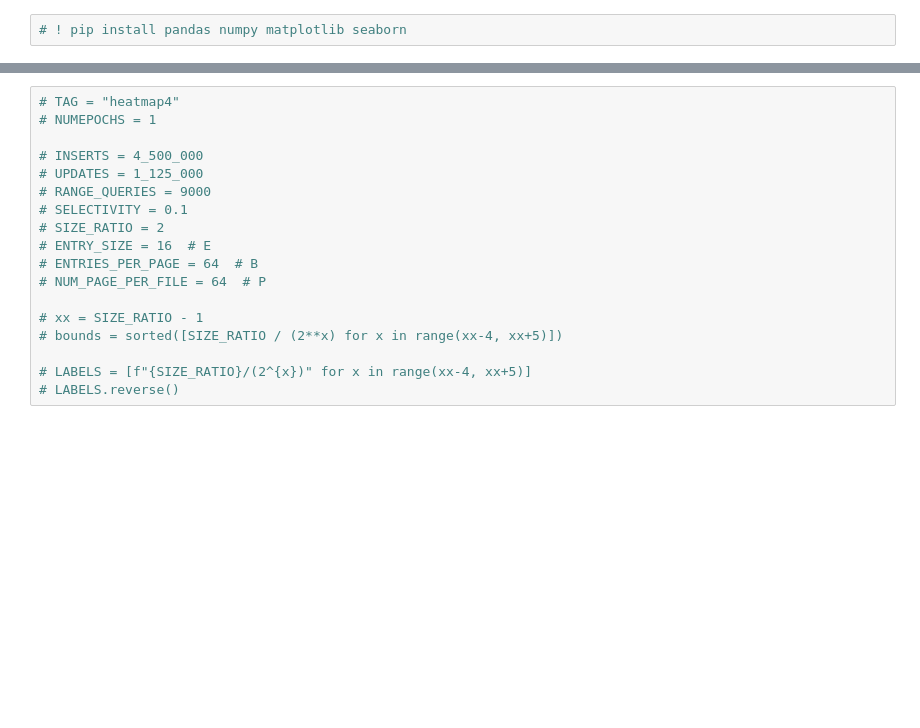
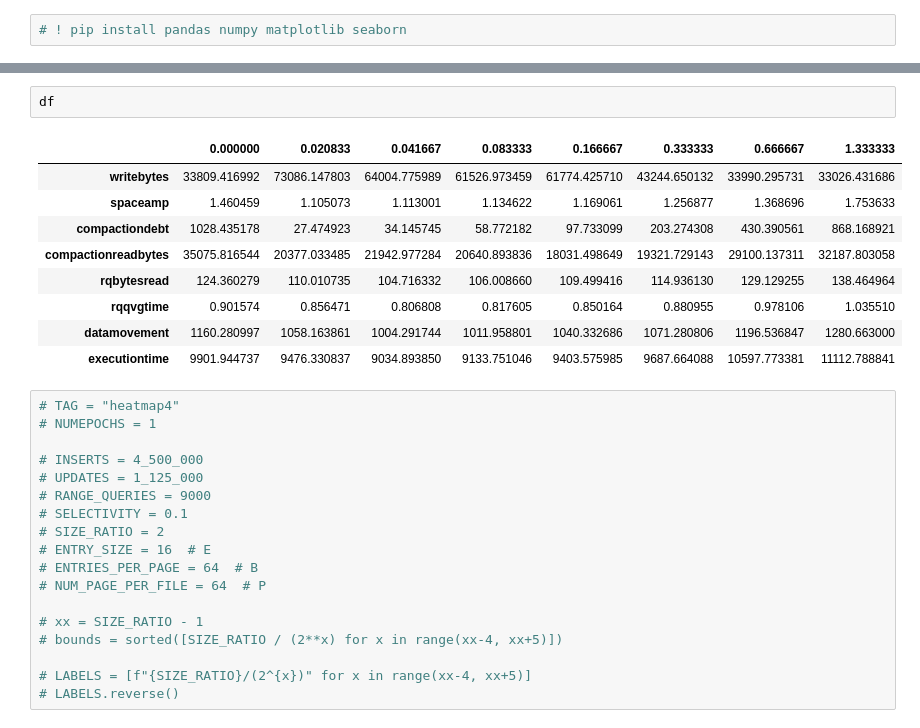
Before and after one commit to SSD-Brandeis/LSMQueryDrivenCompaction, a Jupyter notebook: src/.notebooks/heatmapplot.ipynb, the cells around one changed output, grey strips where cells are left out. Drawn from its saved outputs; the diff is of its cells as text; blank space fills up the shorter version.

```diff
--- a/src/.notebooks/heatmapplot.ipynb
+++ b/src/.notebooks/heatmapplot.ipynb
@@ -80,3 +143,15 @@ plotheatmaps.plot_workload_execution_time()
+# %%
+df
+# %% [output]
+|  | 0.000000 | 0.020833 | 0.041667 | 0.083333 | 0.166667 | 0.333333 | 0.666667 | 1.333333 |
+| writebytes | 33809.416992 | 73086.147803 | 64004.775989 | 61526.973459 | 61774.425710 | 43244.650132 | 33990.295731 | 33026.431686 |
+| spaceamp | 1.460459 | 1.105073 | 1.113001 | 1.134622 | 1.169061 | 1.256877 | 1.368696 | 1.753633 |
+| compactiondebt | 1028.435178 | 27.474923 | 34.145745 | 58.772182 | 97.733099 | 203.274308 | 430.390561 | 868.168921 |
+| compactionreadbytes | 35075.816544 | 20377.033485 | 21942.977284 | 20640.893836 | 18031.498649 | 19321.729143 | 29100.137311 | 32187.803058 |
+| rqbytesread | 124.360279 | 110.010735 | 104.716332 | 106.008660 | 109.499416 | 114.936130 | 129.129255 | 138.464964 |
+| rqqvgtime | 0.901574 | 0.856471 | 0.806808 | 0.817605 | 0.850164 | 0.880955 | 0.978106 | 1.035510 |
+| datamovement | 1160.280997 | 1058.163861 | 1004.291744 | 1011.958801 | 1040.332686 | 1071.280806 | 1196.536847 | 1280.663000 |
+| executiontime | 9901.944737 | 9476.330837 | 9034.893850 | 9133.751046 | 9403.575985 | 9687.664088 | 10597.773381 | 11112.788841 |
 # %%
 # TAG = "heatmap4"
 # NUMEPOCHS = 1
```
Also changed, not shown: parts of 5 cells of this notebook, 10 other files.
